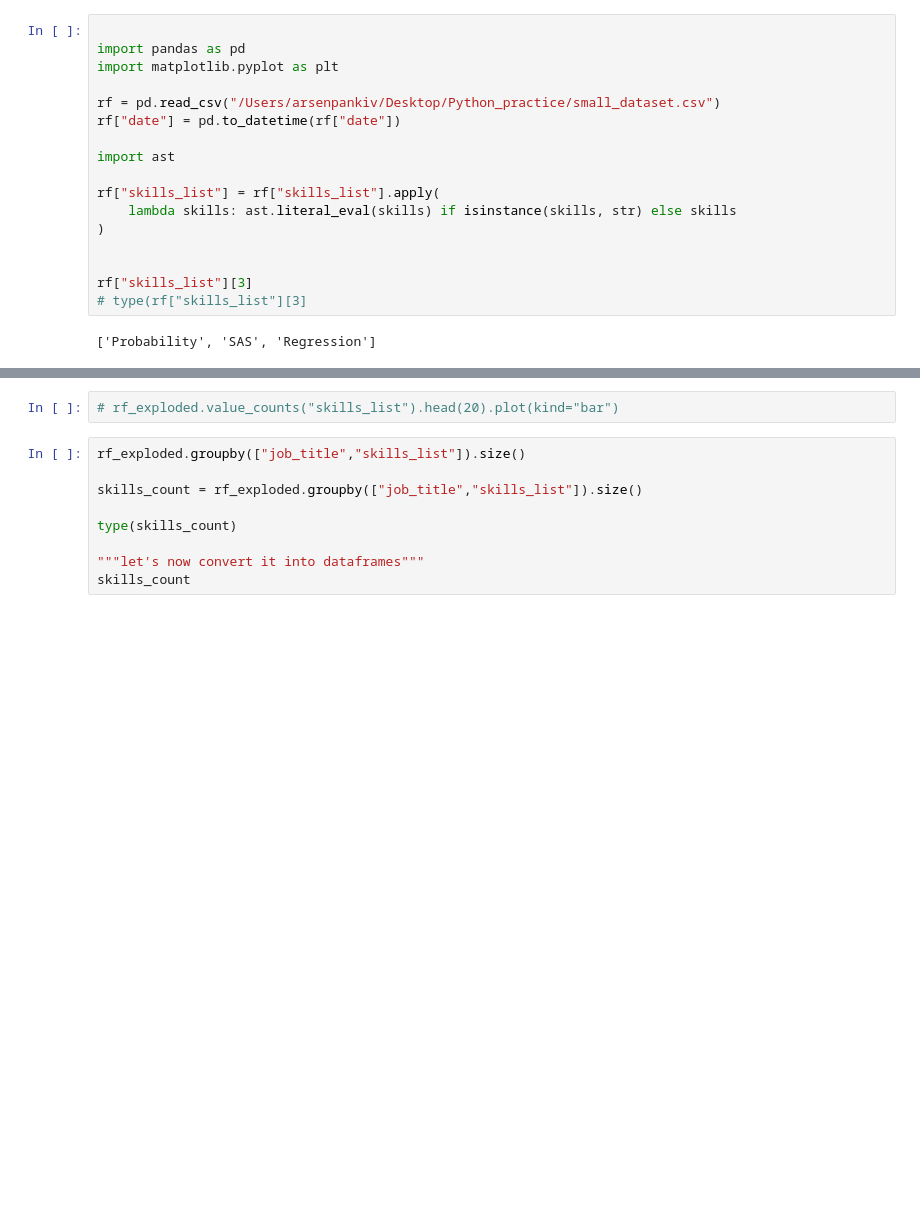
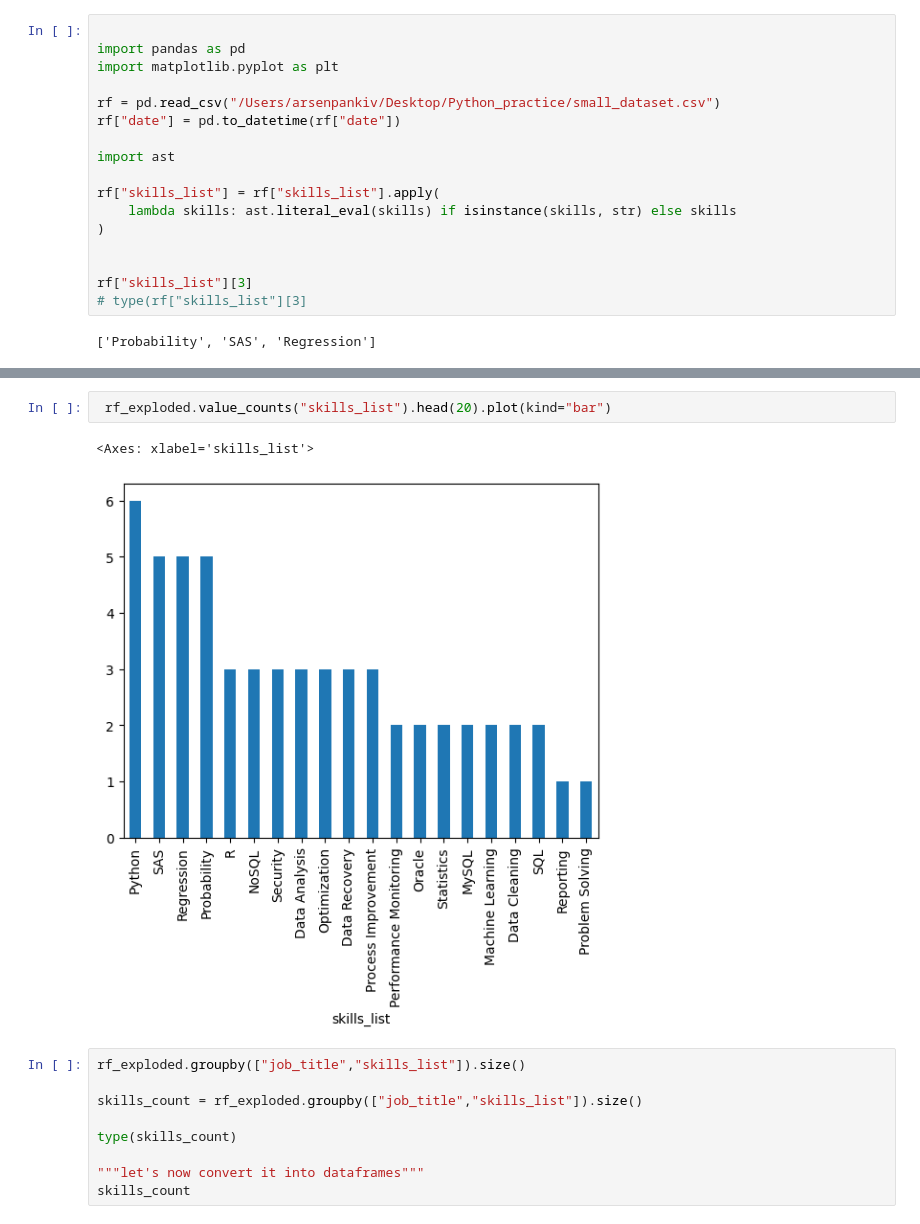
Before and after one commit to Arsen-Pankiv/Python_Data_Analytics, a Jupyter notebook: pandas_explode.ipynb, the cells around one changed output, grey strips where cells are left out. Saved outputs shown, nothing was run; the diff lists cells and outputs as text; blank space fills up the shorter version.

```diff
--- a/pandas_explode.ipynb
+++ b/pandas_explode.ipynb
@@ -74,5 +77,8 @@ rf.explode("skills_list")
 # %%
-# rf_exploded.value_counts("skills_list").head(20).plot(kind="bar")
+ rf_exploded.value_counts("skills_list").head(20).plot(kind="bar")
+# %% [output]
+<Axes: xlabel='skills_list'>
+[figure, added]
 # %%
 rf_exploded.groupby(["job_title","skills_list"]).size()
 
```
Also changed, not shown: parts of 3 cells of this notebook, 15 other files.
